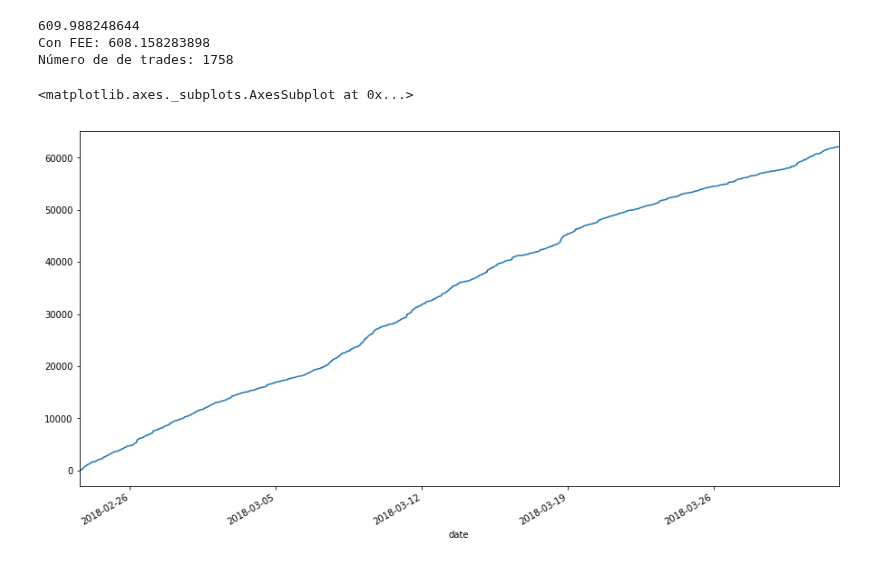
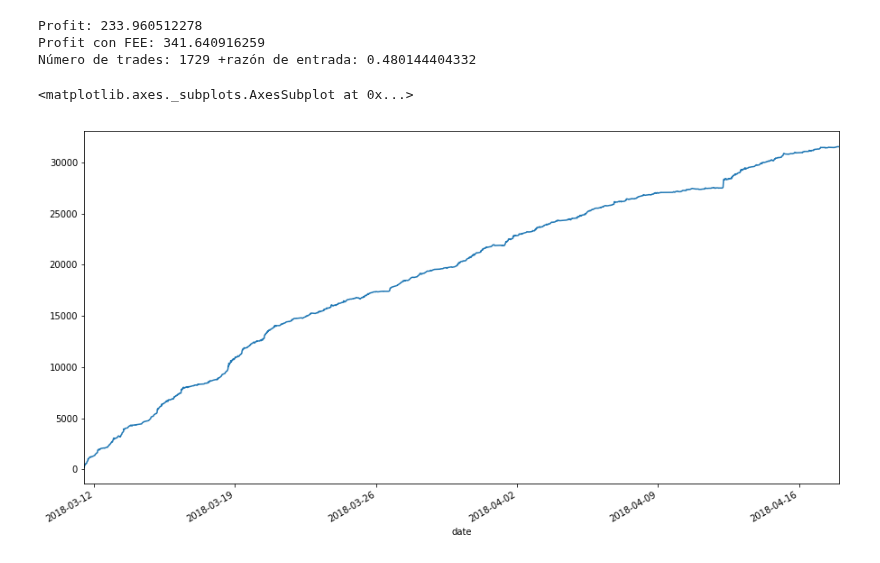
Before and after one commit to ADCryptoSolutions/adcb, a Jupyter notebook: Period_ML_strategy.ipynb, the cells around one changed output. Drawn from its saved outputs; the diff is of its cells as text; code cells hidden in the pictures.

```diff
--- a/Period_ML_strategy.ipynb
+++ b/Period_ML_strategy.ipynb
@@ -47,22 +49,12 @@ from orders import orders
 
 stock = StockDataFrame.retype(df.copy())
 
-
-
-df["ml_data"] = ml_data(df["close"],la=10,pl=False)
-
-w4 = pd.DataFrame(data={"w":df["ml_data"].values,"price":df["close"]})
-w4["orders"] = orders(w4["w"])
-w4["w"] = w4["w"].shift(1)
-relReturn, vecReturn4 = profit(w4)
-print "Retorno de estrategia ideal: %s"%(relReturn*100)
-
 data = pd.DataFrame(data={"price":df["close"],"pricew":df["weightedAverage"],"volumen":df["volume"],
-                          "rsi":stock["rsi_14"],"macd":stock["macd"],"macds":stock["macds"],"cci":stock["cci"],
-                          "wr":stock["wr_14"],"ideal_w":w4["w"],"volatility": df["volatility"],"close":df["close"],"kdjk":stock["kdjk"],
+                          "rsi":stock["rsi_14"].shift(-1),"macd":stock["macd"],"macds":stock["macds"],"cci":stock["cci"].shift(-1),
+                          "wr":stock["wr_14"],"volatility": df["volatility"],"close":df["close"],"kdjk":stock["kdjk"],
                           "kdjd":stock["kdjd"],"kdjj":stock["kdjj"], "dma":stock["dma"], "trix":stock["trix"],
                           "vr":stock["vr"], "log_return":marketReturn(df["close"]), "feat1":df["feat1"], "feat2":df["feat2"],
-                          "ideal_w2":df["outcome"], "gain":df["gain"], "lo":df["lo"]})
+                          "ideal_w2":df["outcome"], "gain":df["gain"], "lo":df["lo"], "open":df["open"]})
 
 
 data.replace([np.inf, -np.inf], np.nan, inplace=True)
@@ -73,7 +65,7 @@ train = data[1:int(len(data)*per)]
 test = data[int(len(data)*per):]
 
 fe2 = ["feat1", "feat2", "gain"]
-features = ["feat1", "feat2"]
+features = ["feat1", "feat2", "cci", "rsi"]
 
 train2, test2 = df[1:int(len(data)*per)], df[int(len(data)*per):]
 
@@ -106,34 +96,35 @@ def trade_with_stop(bar, fee = 0, stop=None):
     """
     bar['gain'] = bar['gain']*(1-2*fee)
     if stop<>None:
-        real_stop = stop*(1-fee)
-        if bar['lo']<=stop:
+        real_stop = (stop)*(1-2*fee)
+        if bar['lo']<=-stop:
+            #print "real_stop", -real_stop, "lo", bar["lo"], "gain", bar["gain"]
             return real_stop
     # stop == None
     return bar['gain']
 # %%
-STOP = None
+STOP = 50
 threshold = 0.5
 FEE = 0.0015
 
 w = pd.DataFrame(data={"pre":pre ,"close":test["close"], "w_prob":pre_proba[:,1], "outcome":test2["outcome"]})
 
-trades = test[w["pre"]==1][["gain", "close", "lo"]]
+trades = test[w["pre"]==1][["gain", "close", "lo", "open"]]
 trades["pnl"] = trades.apply(lambda x: trade_with_stop(x, FEE, STOP), axis=1)
 pnl = test[w["pre"]==1]["gain"]
 
-print pnl.cumsum()[-1]/w["close"][0]*100
-print "Con FEE:", trades["pnl"].cumsum()[-1]/w["close"][0]*100
-print "Número de de trades:", len(pnl)
+print "Profit:", pnl.cumsum()[-2]/w["close"][0]*100
+print "Profit con FEE:", trades["pnl"].cumsum()[-2]/w["close"][0]*100
+print "Número de trades:", len(pnl), "+razón de entrada:", float(len(pnl))/len(test)
 # %% [output]
-609.988248644
-Con FEE: 608.158283898
-Número de de trades: 1758
+Profit: 233.960512278
+Profit con FEE: 341.640916259
+Número de trades: 1729 +razón de entrada: 0.480144404332
 # %%
-pnl.cumsum().plot()
+trades["pnl"].cumsum().plot()
 # %% [output]
 <matplotlib.axes._subplots.AxesSubplot at 0x...>
-[figure, old version]
+[figure, new version]
 # %%
 pnl.cumsum()[-1]
 # %% [output]
```
Also changed, not shown: parts of 8 cells of this notebook, 4 other files.
